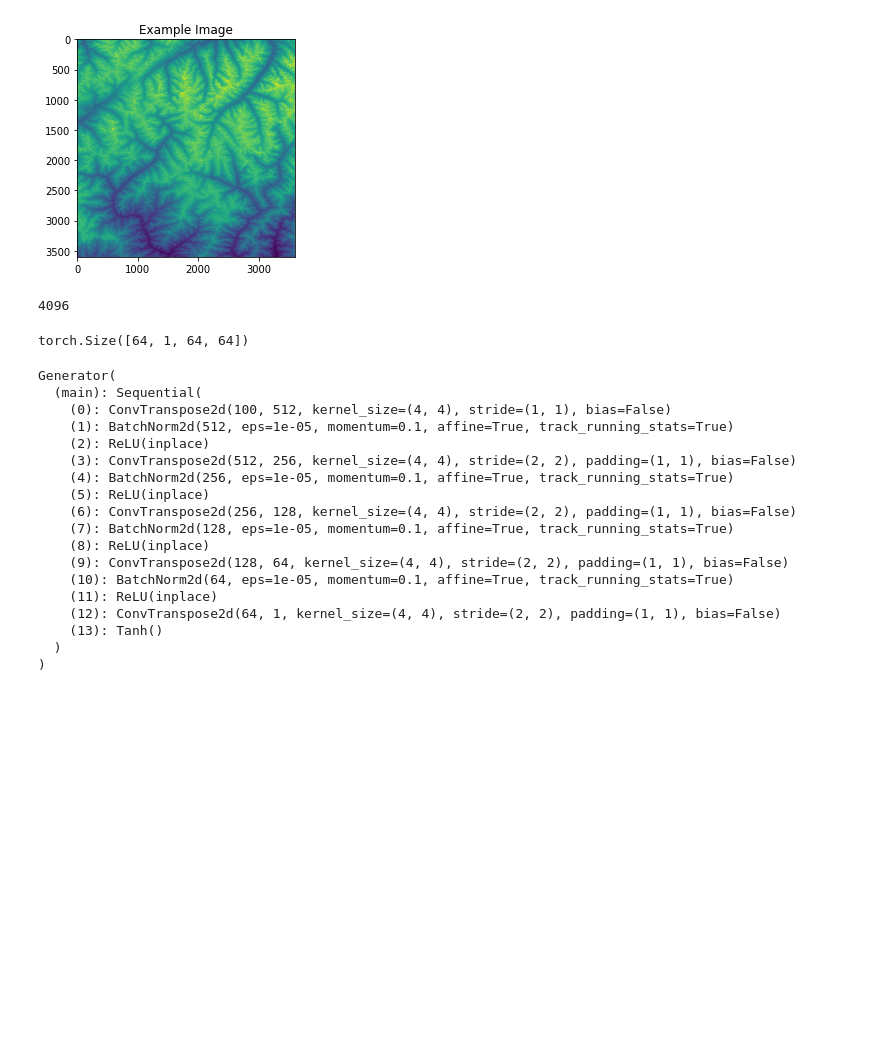
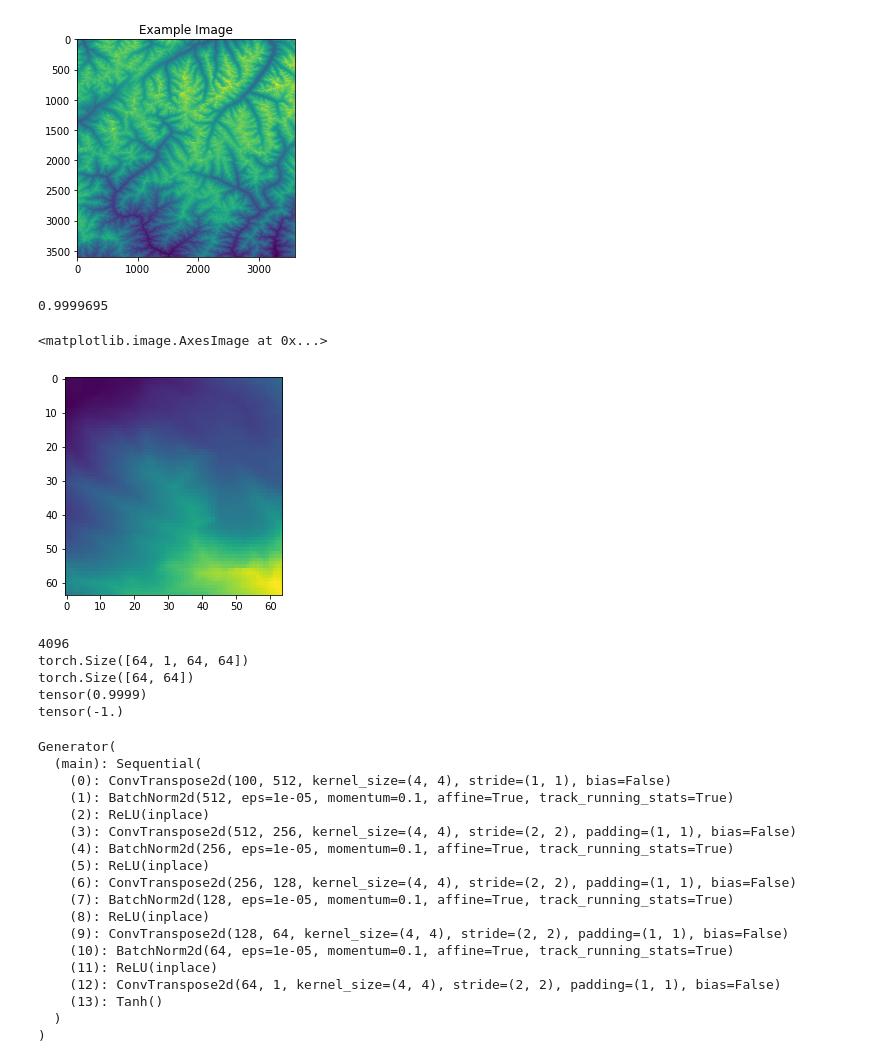
Before and after one commit to najarvis/CSE470-HeightmapGenerator, a Jupyter notebook: Heightmap Generator.ipynb, the cells around one changed output. Saved outputs shown, nothing was run; the diff lists cells and outputs as text; code cells hidden in the pictures; blank space fills up the shorter version.

Commit message:
Images are loaded and scaled properly now.

```diff
--- a/Heightmap Generator.ipynb
+++ b/Heightmap Generator.ipynb
@@ -61,8 +61,17 @@ for i in range(NUM_BIG):
     for im_num in range(NUM_PER):
         sm_im = skimage.exposure.rescale_intensity(rc(im))
         skimage.io.imsave("images/small/{}_small.tif".format(i * NUM_PER + im_num), sm_im)
+# %%
+import cv2
+image = np.float32(cv2.imread("images/small/0_small.tif", cv2.IMREAD_ANYDEPTH ) / 2**15)
+imshow(image)
+# %% [output]
+0.9999695
+<matplotlib.image.AxesImage at 0x...>
+[figure, added]
 # %%
 import PIL
+import cv2
 import torch
 import torch.nn as nn
 import torchvision.datasets as dset
@@ -71,14 +80,14 @@ import torchvision.utils as vutils
 
 SEED = 11
 BATCH_SIZE = 64
-DEVICE = 'cuda:0'
+DEVICE = 'cpu'
 LEARNING_RATE = 0.2
 
 random.seed(SEED)
 torch.manual_seed(SEED)
 
 def loader(path):
-    im = PIL.Image.open(path).convert('L')
+    im = np.float32(cv2.imread(path, cv2.IMREAD_ANYDEPTH ) / 2**15)
     return im
 
 dataset = dset.ImageFolder(root="images",
@@ -89,10 +98,18 @@ dataset = dset.ImageFolder(root="images",
                            loader=loader)
 print(len(dataset))
 dataloader = torch.utils.data.DataLoader(dataset, shuffle=True, batch_size=BATCH_SIZE)
-next(iter(dataloader))[0].shape
+batch1 = next(iter(dataloader))[0]
+print(batch1.shape)
+im1 = batch1[0, 0, :, :]
+print(im1.shape)
+print(im1.max())
+print(im1.min())
 # %% [output]
 4096
+torch.Size([64, 1, 64, 64])
+torch.Size([64, 64])
+tensor(0.9999)
+tensor(-1.)
-torch.Size([64, 1, 64, 64])
 # %%
 ngf = 64 # Number of filters in generator's first layer
 nz = 100 # Size of the latent z vector (what the generator uses to create )
```
Also changed, not shown: parts of 5 cells of this notebook.
